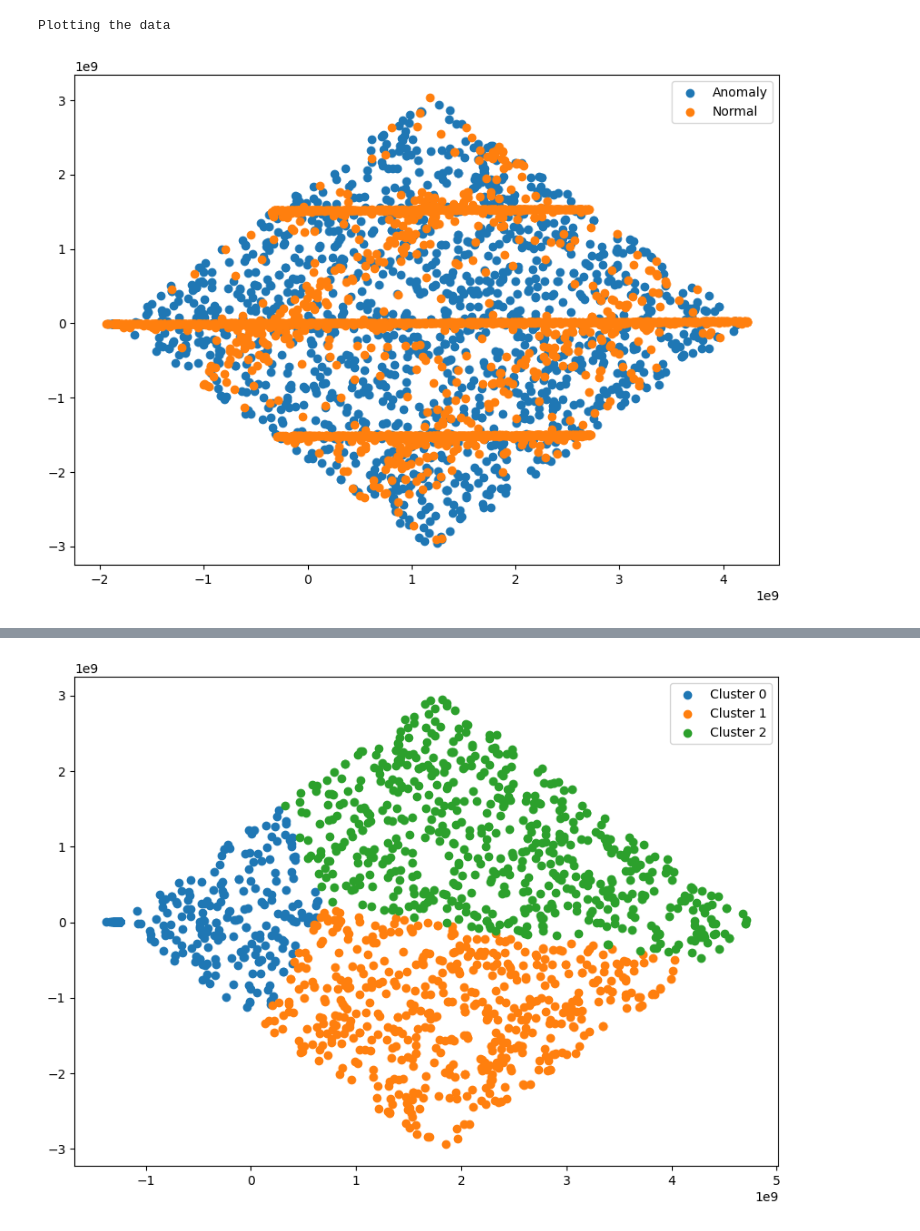
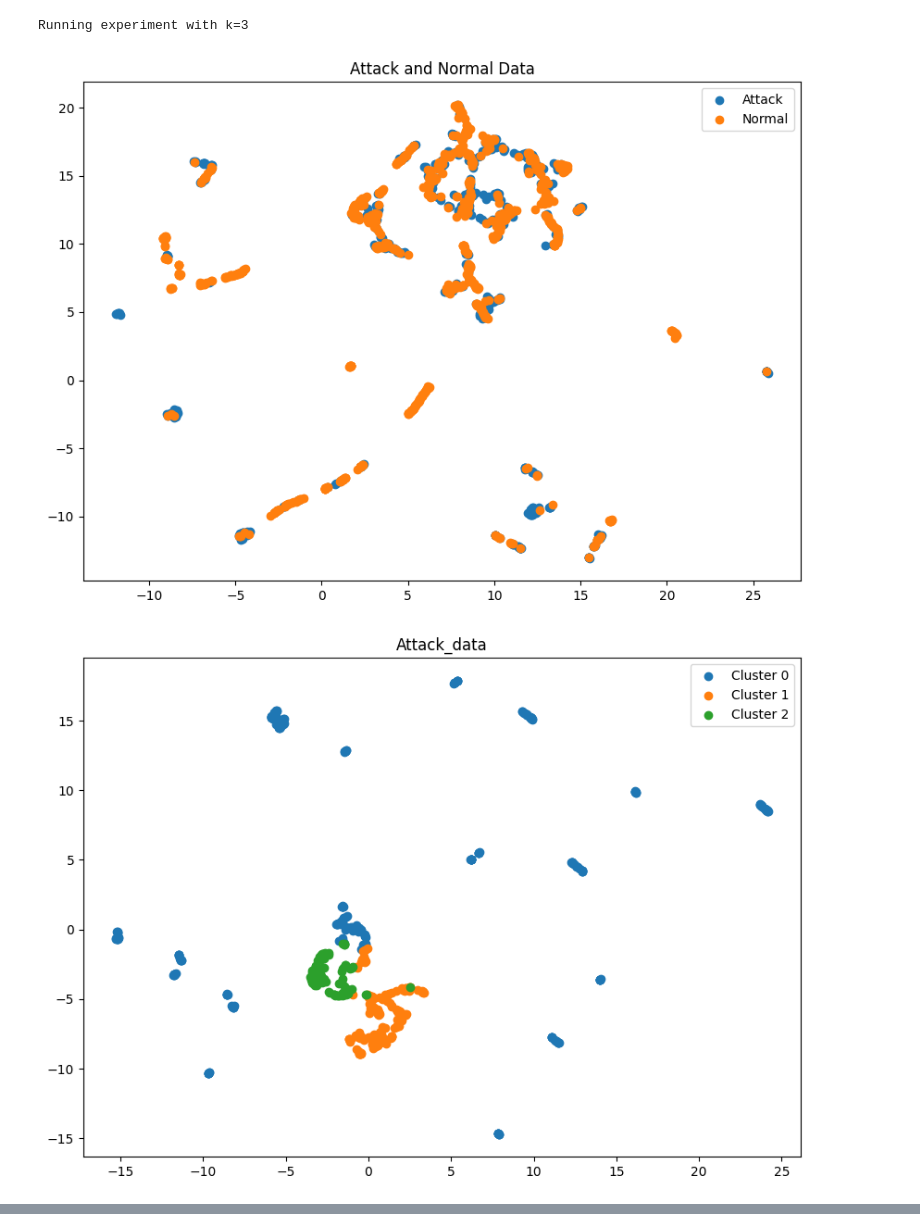
Before and after one commit to Sugata10723/IDS_IoT, a Jupyter notebook: main.ipynb, the cells around one changed output, grey strips where cells are left out. Saved outputs shown, nothing was run; the diff lists cells and outputs as text; code cells hidden in the pictures.

```diff
--- a/main.ipynb
+++ b/main.ipynb
@@ -12,18 +14,23 @@ from ids import IoTAnomalyDetector
 # %%
-    #filename = "config_IoT_Network_Intrusion_Dataset.json"
+    #filename = "config_IoT_Network_Intrusion_Dataset_lowonehot.json"
     #dataset = Dataset_IoT_Network_Intrusion_Dataset(config_filename=filename)
 
     #filename = "config_ML_EdgeIIoT_dataset.json"
     #dataset = Dataset_ML_EdgeIIoT_dataset(config_filename=filename)
 
     filename = "config_UNSW_NB15.json"
     dataset = Dataset_UNSW_NB15(config_filename=filename)
 
     exp = Experiment(dataset.data, dataset.labels, dataset.config)
-    exp._run_experiment(model_cls=IoTAnomalyDetector, model_params={"contamination": 0.01, "k": 3})
+    k_values = [3, 20]
+
+    for k in k_values:
+        print(f"Running experiment with k={k}")
+        exp._run_experiment(model_cls=IoTAnomalyDetector, model_params={"k": k , "n_features" : 30})
 
     #print("MLflowのUIで結果を表示するには、以下のコマンドを実行してください:")
     #print("mlflow ui --backend-store-uri file:///tmp/mlruns")
 # %% [output]
-Plotting the data
+Running experiment with k=3
-[figure, old version]
+[figure, new version]
+[figure, new version]
@@ -31 +38,0 @@ anomaly_data
-[figure, old version]
```
Also changed, not shown: parts of 2 cells of this notebook, 6 other files.
